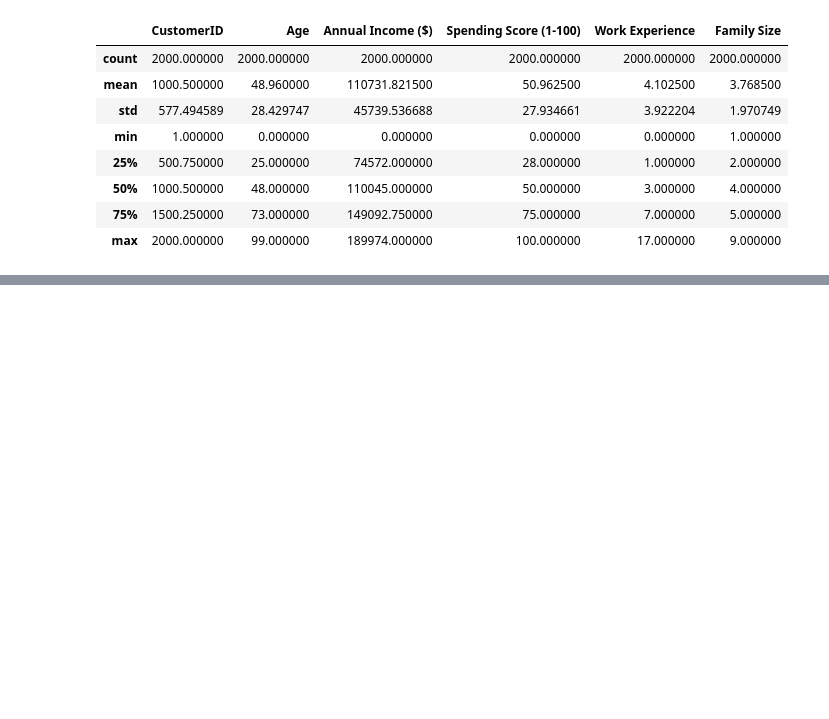
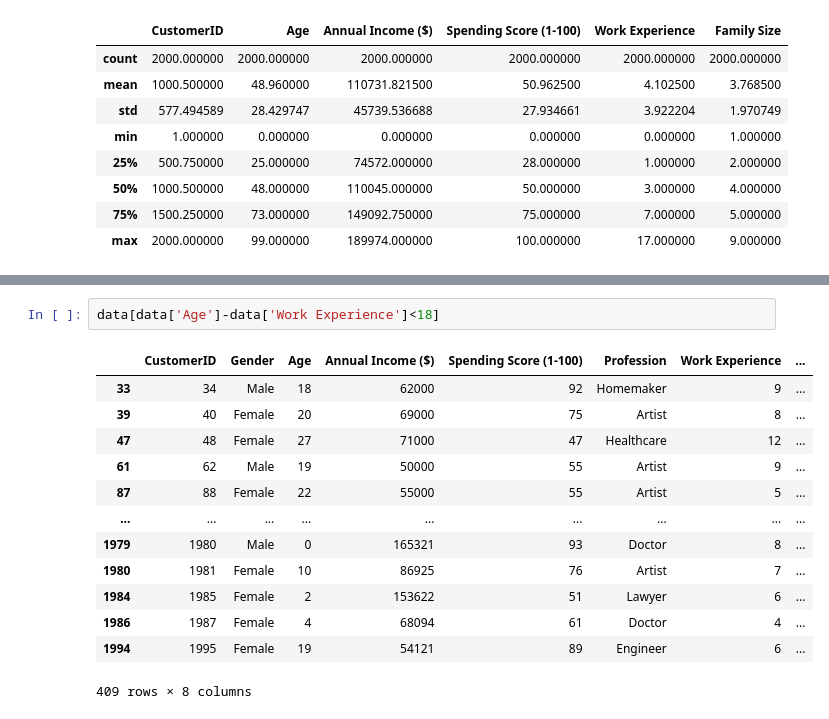
Before and after one commit to aryanrada/data-visualization-project, a Jupyter notebook: Shops_customer_data_analysis/analysis.ipynb, the cells around one changed output, grey strips where cells are left out. Drawn from its saved outputs; the diff is of its cells as text; blank space fills up the shorter version.

```diff
--- a/Shops_customer_data_analysis/analysis.ipynb
+++ b/Shops_customer_data_analysis/analysis.ipynb
@@ -55,0 +102,16 @@ data.describe()
+# %%
+data[data['Age']-data['Work Experience']<18]
+# %% [output]
+|  | CustomerID | Gender | Age | Annual Income ($) | Spending Score (1-100) | Profession | Work Experience | ... |
+| 33 | 34 | Male | 18 | 62000 | 92 | Homemaker | 9 | ... |
+| 39 | 40 | Female | 20 | 69000 | 75 | Artist | 8 | ... |
+| 47 | 48 | Female | 27 | 71000 | 47 | Healthcare | 12 | ... |
+| 61 | 62 | Male | 19 | 50000 | 55 | Artist | 9 | ... |
+| 87 | 88 | Female | 22 | 55000 | 55 | Artist | 5 | ... |
+| ... | ... | ... | ... | ... | ... | ... | ... | ... |
+| 1979 | 1980 | Male | 0 | 165321 | 93 | Doctor | 8 | ... |
+| 1980 | 1981 | Female | 10 | 86925 | 76 | Artist | 7 | ... |
+| 1984 | 1985 | Female | 2 | 153622 | 51 | Lawyer | 6 | ... |
+| 1986 | 1987 | Female | 4 | 68094 | 61 | Doctor | 4 | ... |
+| 1994 | 1995 | Female | 19 | 54121 | 89 | Engineer | 6 | ... |
+409 rows × 8 columns
```
Also changed, not shown: parts of 5 cells of this notebook.
